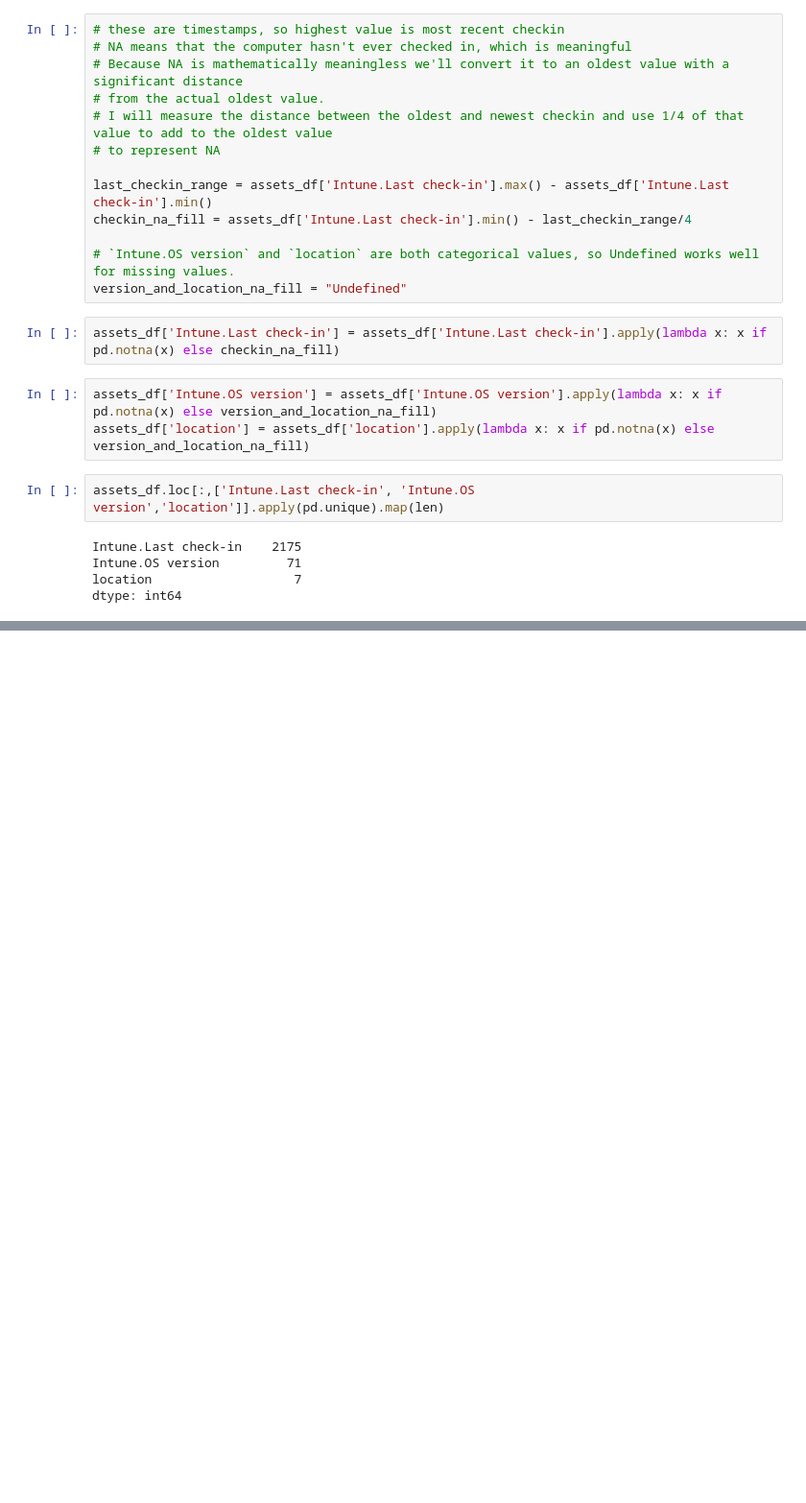
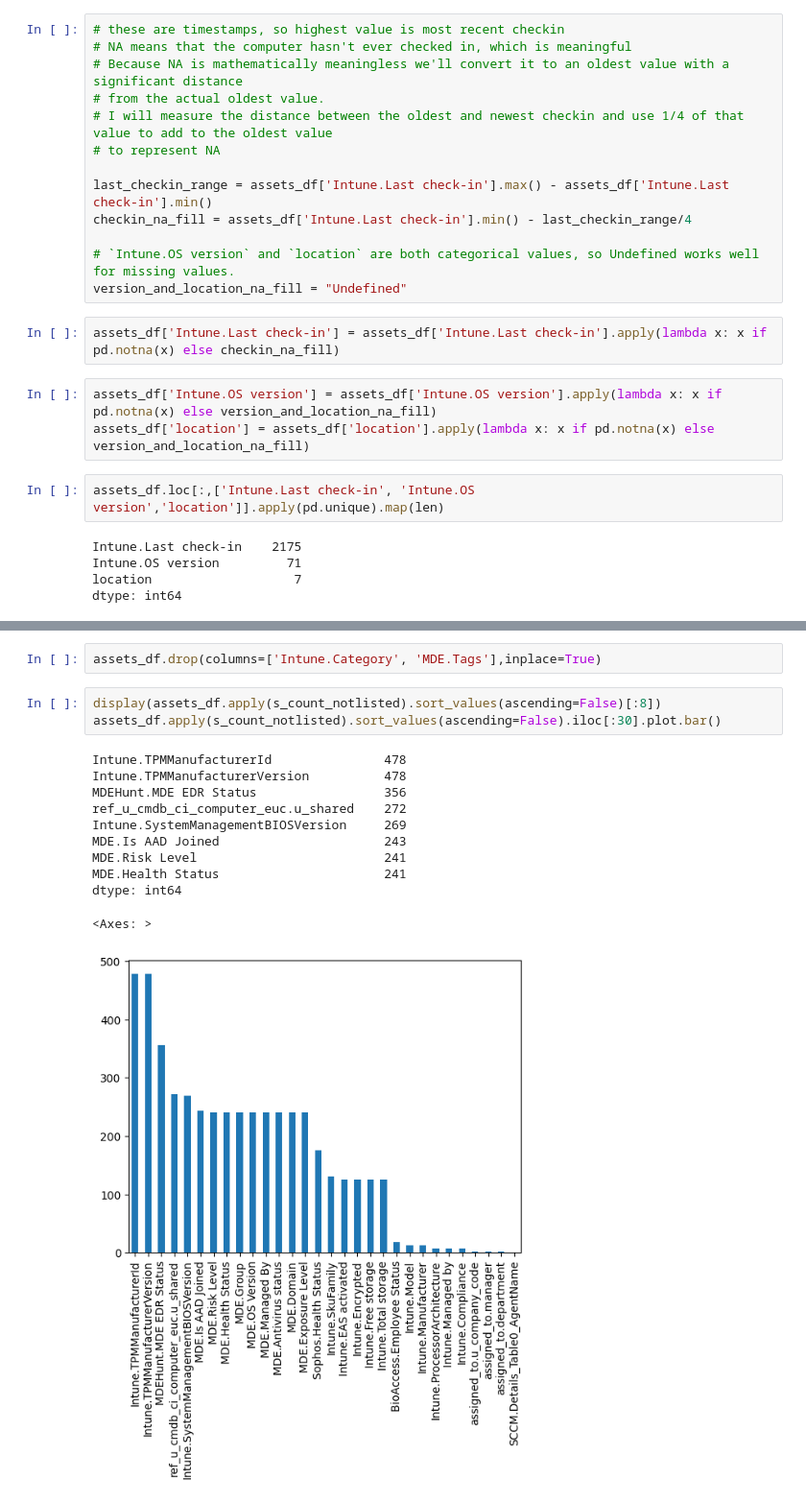
Before and after one commit to JasonSecrestBMX/asset_analysis, a Jupyter notebook: 01-cleanup.ipynb, the cells around one changed output, grey strips where cells are left out. Shown at 96% size. Drawn from its saved outputs; the diff is of its cells as text; blank space fills up the shorter version.

```diff
--- a/01-cleanup.ipynb
+++ b/01-cleanup.ipynb
@@ -395,0 +422,17 @@ dtype: int64
+# %%
+assets_df.drop(columns=['Intune.Category', 'MDE.Tags'],inplace=True)
+# %%
+display(assets_df.apply(s_count_notlisted).sort_values(ascending=False)[:8])
+assets_df.apply(s_count_notlisted).sort_values(ascending=False).iloc[:30].plot.bar()
+# %% [output]
+Intune.TPMManufacturerId               478
+Intune.TPMManufacturerVersion          478
+MDEHunt.MDE EDR Status                 356
+ref_u_cmdb_ci_computer_euc.u_shared    272
+Intune.SystemManagementBIOSVersion     269
+MDE.Is AAD Joined                      243
+MDE.Risk Level                         241
+MDE.Health Status                      241
+dtype: int64
+<Axes: >
+[figure, added]
```
Also changed, not shown: parts of 29 cells of this notebook.
